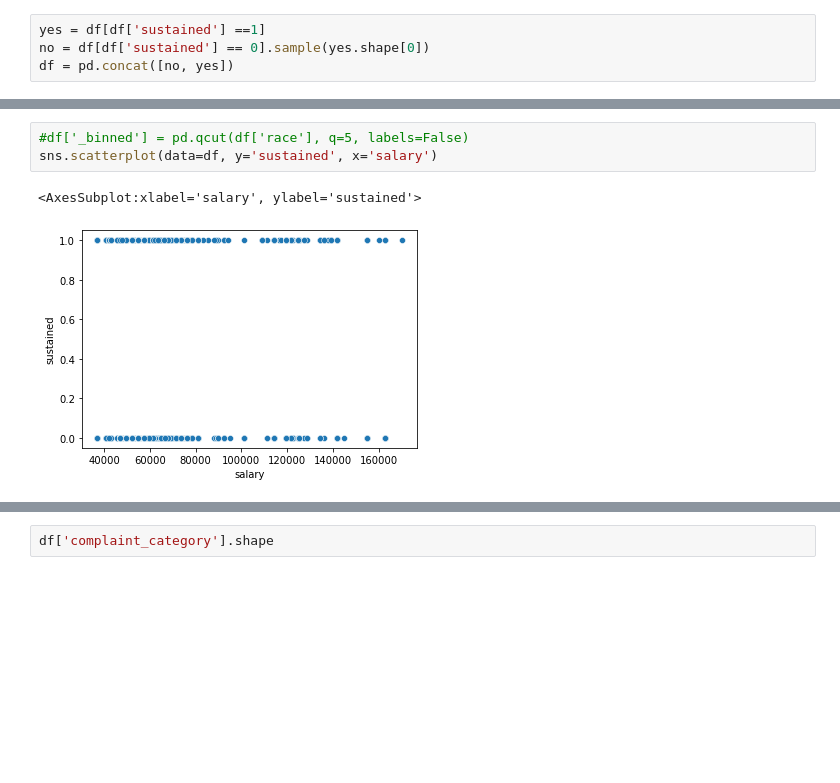
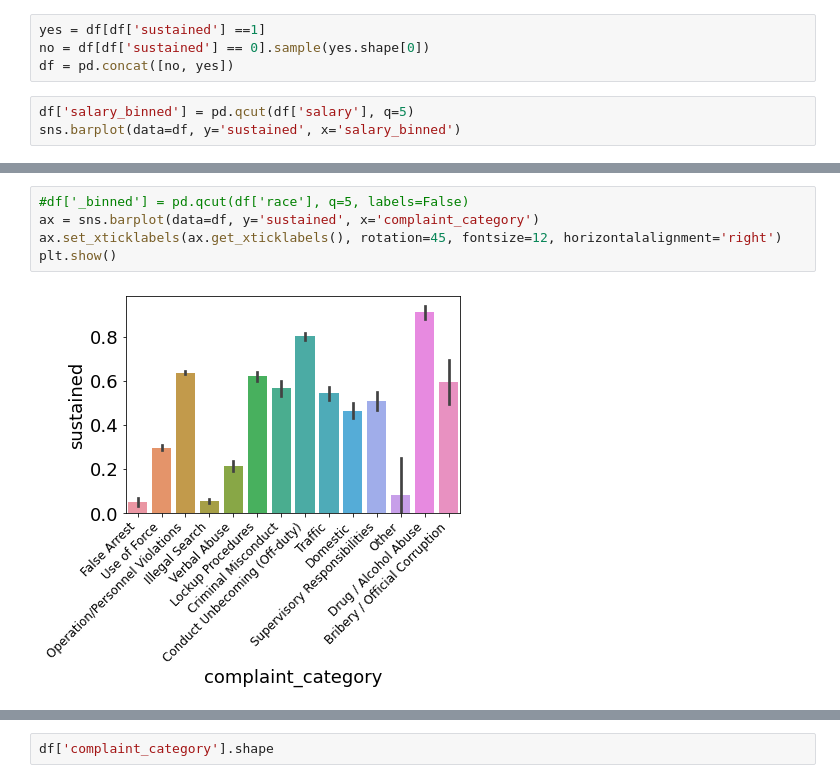
Before and after one commit to ryanpaynerp/Data_Sci_Project, a Jupyter notebook: sustained_or_not.ipynb, the cells around one changed output, grey strips where cells are left out. Drawn from its saved outputs; the diff is of its cells as text; blank space fills up the shorter version.

```diff
--- a/sustained_or_not.ipynb
+++ b/sustained_or_not.ipynb
@@ -12,3 +12,6 @@ df = pd.read_csv('officers_only.csv', low_memory=False)
 yes = df[df['sustained'] ==1]
 no = df[df['sustained'] == 0].sample(yes.shape[0])
 df = pd.concat([no, yes])
+# %%
+df['salary_binned'] = pd.qcut(df['salary'], q=5)
+sns.barplot(data=df, y='sustained', x='salary_binned')
@@ -15,7 +21,8 @@ df = pd.concat([no, yes])
 # %%
 #df['_binned'] = pd.qcut(df['race'], q=5, labels=False)
-sns.scatterplot(data=df, y='sustained', x='salary')
+ax = sns.barplot(data=df, y='sustained', x='complaint_category')
+ax.set_xticklabels(ax.get_xticklabels(), rotation=45, fontsize=12, horizontalalignment='right')
+plt.show()
 # %% [output]
-<AxesSubplot:xlabel='salary', ylabel='sustained'>
-[figure, old version]
+[figure, new version]
 # %%
```
Also changed, not shown: parts of 16 cells of this notebook, 1 other file.
